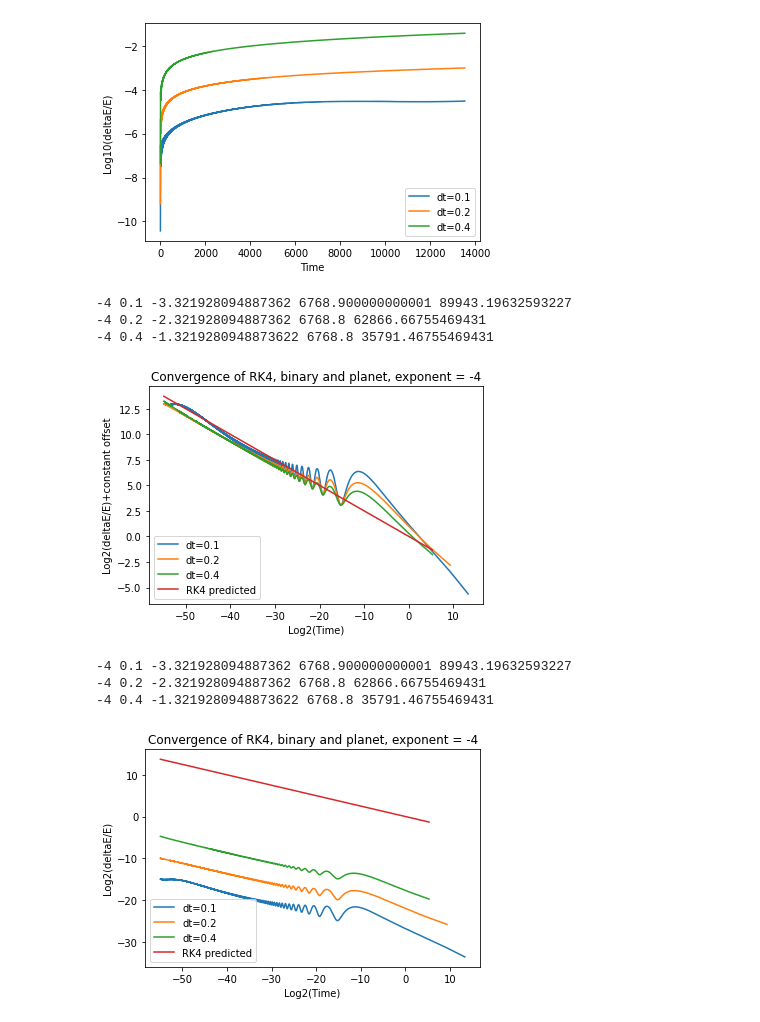
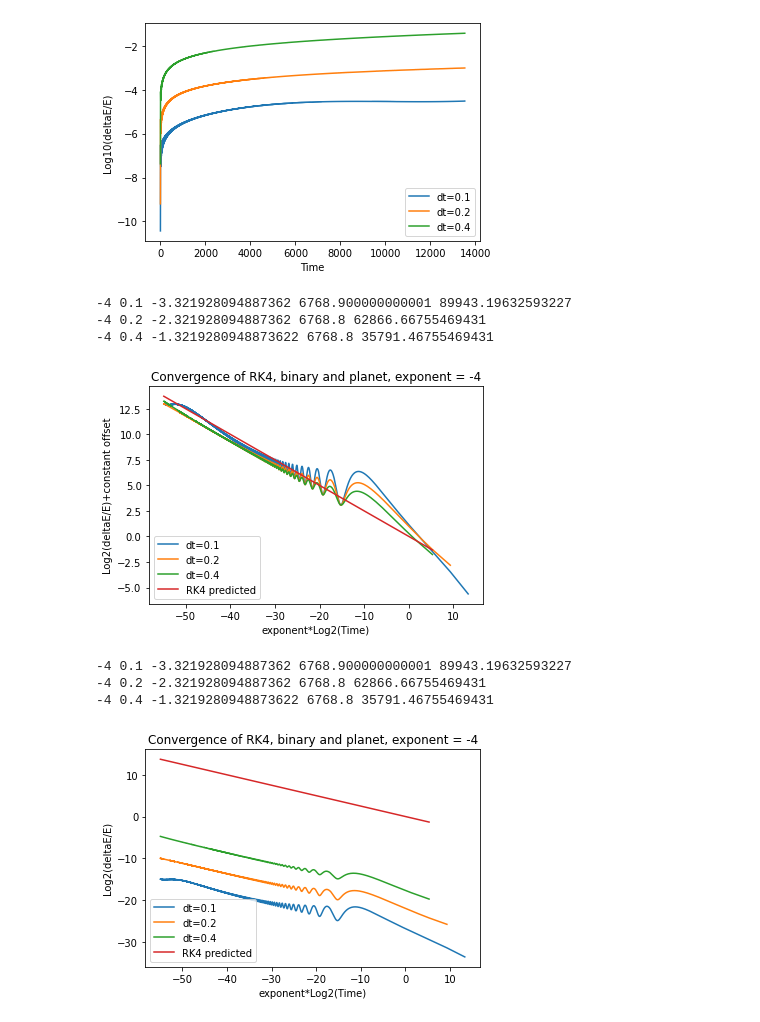
Before and after one commit to sdorsher/ThreeBodyOrbits, a Jupyter notebook: E vs t convergence plot.ipynb, the cells around one changed output. Saved outputs shown, nothing was run; the diff lists cells and outputs as text; code cells hidden in the pictures.

Commit message:
Fixed figure caption so that it has exponent*log2(time) on x axis

```diff
--- a/E vs t convergence plot.ipynb
+++ b/E vs t convergence plot.ipynb
@@ -108,34 +108,34 @@ plt.show()
 # %%
 import matplotlib.pyplot as plt
 fig,ax=plt.subplots(1,1)
-plt.xlabel('Log2(Time)')
+plt.xlabel('exponent*Log2(Time)')
 plt.ylabel('Log2(deltaE/E)+constant offset')
 power=-4
 plt.title('Convergence of RK4, binary and planet, exponent = '+str(power))
 count=0
 offset=5.
 for i in [5,3,4]:
     temptimes=tarr[i]
     temp = deltaEarr[i]
     #print(i,len(temptimes),len(temp), max(temptimes))
     temparr=np.array(temp)
     #print(temparr[0:10])
     logtemparr=np.log2(temparr)
     print(power, dtarr[i], np.log2(dtarr[i]),temptimes[int(len(temptimes)/2)],np.log2(dtarr[i])*power*temptimes[int(len(temptimes)/2)])
     ax.plot(power*np.log2(temptimes[1:]),logtemparr[1:]+offset*(2-count)+18,label='dt='+str(dtarr[i]))
     count +=1
 ax.plot(power*np.log2(temptimes[1:]),np.log2(temptimes[1:]),label='RK4 predicted')
 ax.legend(loc="lower left")
 plt.show()
 # %% [output]
 -4 0.1 -3.321928094887362 6768.900000000001 89943.19632593227
 -4 0.2 -2.321928094887362 6768.8 62866.66755469431
 -4 0.4 -1.3219280948873622 6768.8 35791.46755469431
-[figure, old version]
+[figure, new version]
 # %%
 import matplotlib.pyplot as plt
 fig,ax=plt.subplots(1,1)
-plt.xlabel('Log2(Time)')
+plt.xlabel('exponent*Log2(Time)')
 plt.ylabel('Log2(deltaE/E)')
 power=-4
 plt.title('Convergence of RK4, binary and planet, exponent = '+str(power))
@@ -159,4 +159,4 @@ plt.show()
 -4 0.1 -3.321928094887362 6768.900000000001 89943.19632593227
 -4 0.2 -2.321928094887362 6768.8 62866.66755469431
 -4 0.4 -1.3219280948873622 6768.8 35791.46755469431
-[figure, old version]
+[figure, new version]
```
